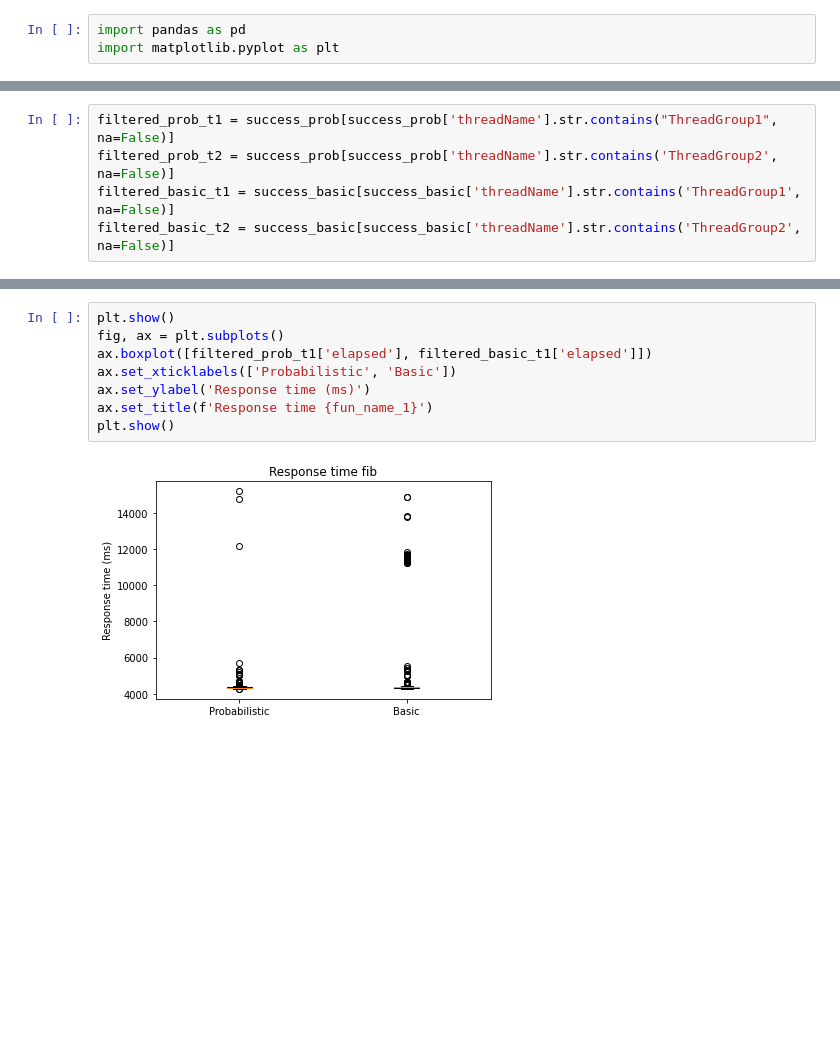
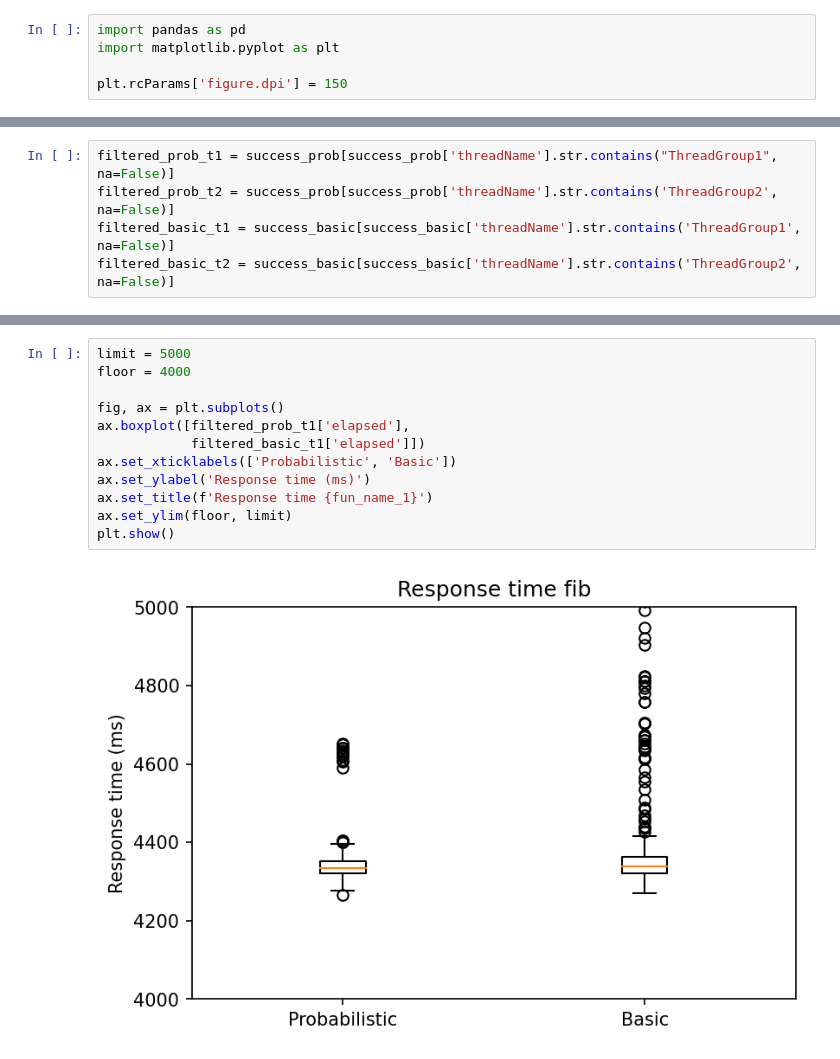
Before and after one commit to ferra-rally/serverledge-analysis, a Jupyter notebook: analysis_policies.ipynb, the cells around one changed output, grey strips where cells are left out. Drawn from its saved outputs; the diff is of its cells as text; blank space fills up the shorter version.

```diff
--- a/analysis_policies.ipynb
+++ b/analysis_policies.ipynb
@@ -1,4 +1,6 @@
 # %%
 import pandas as pd
 import matplotlib.pyplot as plt
+
+plt.rcParams['figure.dpi'] = 150
 # %%
@@ -64,10 +96,14 @@ Function 1: fib
 # %%
-plt.show()
+limit = 5000
+floor = 4000
+
 fig, ax = plt.subplots()
-ax.boxplot([filtered_prob_t1['elapsed'], filtered_basic_t1['elapsed']])
+ax.boxplot([filtered_prob_t1['elapsed'],
+            filtered_basic_t1['elapsed']])
 ax.set_xticklabels(['Probabilistic', 'Basic'])
 ax.set_ylabel('Response time (ms)')
 ax.set_title(f'Response time {fun_name_1}')
+ax.set_ylim(floor, limit)
 plt.show()
 # %% [output]
-[figure, old version]
+[figure, new version]
```
Also changed, not shown: parts of 14 cells of this notebook, 30 other files.
